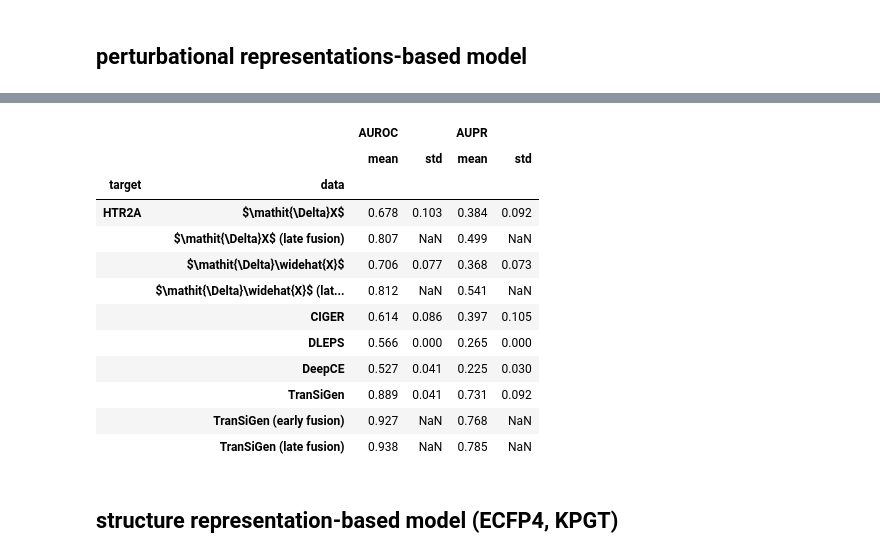
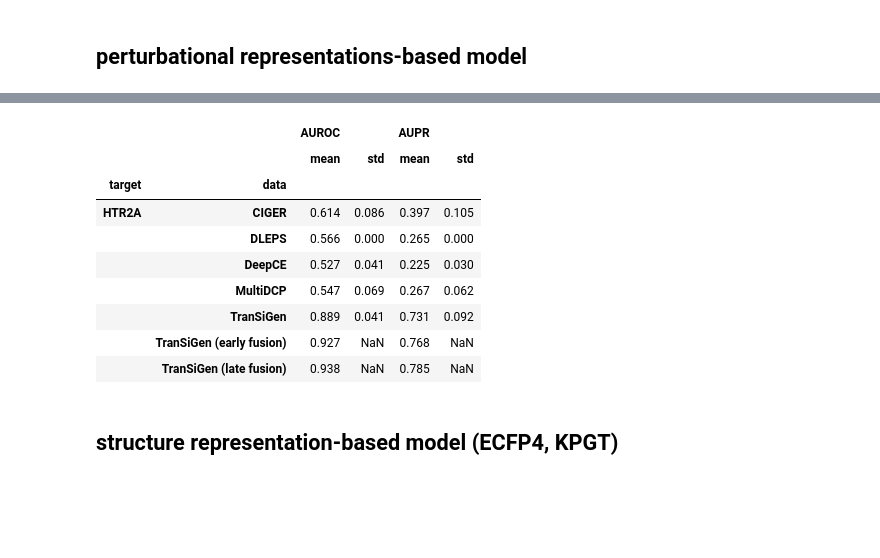
Before and after one commit to myzhengSIMM/TranSiGen, a Jupyter notebook: src/ligand_based_virtual_screening.ipynb, the cells around one changed output, grey strips where cells are left out. Cells and saved outputs as stored; diff of their text form; code cells hidden in the pictures; blank space fills up the shorter version.

```diff
--- a/src/ligand_based_virtual_screening.ipynb
+++ b/src/ligand_based_virtual_screening.ipynb
@@ -46,11 +31,0 @@ print(len(smi2emb.keys()))
-# %%
-pred_dir = '../results/baseline/trained_models_7_cell_smiles_split/895834/feature_KPGT_init_pretrain_shRNA/predict/'
-data_LINCS = load_from_HDF(pred_dir + 'test_external_prediction_profile.h5')
-smi_ls = []
-for idx in range(data_LINCS['cid'].shape[0]):
-    smi = idx2smi[data_LINCS['cp_id'][idx]]
-    smi_ls.append(smi)
-data_LINCS['canonical_smiles'] = np.array(smi_ls)
-
-for k in data_LINCS.keys():
-    print(k, data_LINCS[k].shape)
@@ -123,9 +31,0 @@ target_df
-# %%
-df_target_for_cid = pd.DataFrame(columns=['target'])
-for selected_cid in cell_ls:
-    LINCS_smiles_ls_for_cid = sorted(list(set(df_LINCS[df_LINCS['cid'] == selected_cid]['canonical_smiles'])))
-    target_df_for_cid = target_df[(target_df['canonical_smiles'].isin(LINCS_smiles_ls_for_cid))]
-    df_tmp = target_df_for_cid.value_counts('target').reset_index().head(20)
-    df_tmp.columns= ['target', selected_cid]
-    df_target_for_cid = pd.merge(df_target_for_cid, df_tmp, left_on=None, how='outer')
-df_target_for_cid
@@ -217,10 +33,7 @@ array([[-2.19572544,  1.5308708 ,  0.03873972, ...,  0.38758346,
 ## perturbational representations-based model
 # %%
 target = 'HTR2A'
-df_data = pd.read_csv('../results/4.Ligand_based_virtual_screening/{}/data.csv'.format(target))
-smiles_train, smiles_test = list(df_data[df_data['split']=='train']['canonical_smiles']), list(df_data[df_data['split']=='test']['canonical_smiles'])
-label_train, label_test = np.array(list(df_data[df_data['split']=='train']['label'])), np.array(list(df_data[df_data['split']=='test']['label']))
-smi_idx_train, smi_idx_test = [smi2idx[smi] for smi in smiles_train], [smi2idx[smi] for smi in smiles_test]
+cell_ls = ['A375', 'HA1E', 'HELA', 'HT29', 'MCF7', 'PC3', 'YAPC']
 
 df_grid_search_results = pd.read_csv('../results/4.Ligand_based_virtual_screening/{}/grid_search_param.csv'.format(target))
 
@@ -228,21 +41,30 @@ df_metrics = pd.DataFrame(columns=['AUROC', 'AUPR', 'data', 'target', 'cid', 'ra
 predict_result = defaultdict(list)
 # random_seed_ls = [random.randint(0, 1000000) for i in range(5)]
 random_seed_ls = [808431, 510395, 584403, 630680, 532783]
+for data_name in ['TranSiGen', 'CIGER', 'DeepCE', 'DLEPS', 'MultiDCP']:
 
-for idx in range(len(cell_ls)):
-    selected_cid = cell_ls[idx]
-    print(selected_cid)
-    index_train = [df_LINCS[(df_LINCS['canonical_smiles']==smi) & (df_LINCS['cid']== selected_cid)].index[0] for smi in smiles_train]
-    index_test = [df_LINCS[(df_LINCS['canonical_smiles']==smi) & (df_LINCS['cid']== selected_cid)].index[0] for smi in smiles_test]
-    print('TRAIN:', len(index_train), 'TEST:', len(index_test))
-    for data_name, data_sub in zip(['$\mathit{\Delta}X$', '$\mathit{\Delta}\widehat{X}$', 'TranSiGen', 'CIGER', 'DeepCE', 'DLEPS'],
-                           [DEG_array, DEG_rec_array, DEG_pred_array, CIGER_pred_array, DeepCE_pred_array, DLEPS_pred_array]):
+    data = load_from_HDF('../results/4.Ligand_based_virtual_screening/HTR2A/{}.h5'.format(data_name))
+    data_all = data['data']
+    data_label = data['label']
+    data_smi_idx = data['cp_id']
 
+    df_data = pd.DataFrame(data['split'], columns=['split'])
+    df_data['cid'] = data['cid']
+    df_data['data_name'] = data['data_name']
+
+    for idx in range(len(cell_ls)):
+        selected_cid = cell_ls[idx]
         best_params = df_grid_search_results[(df_grid_search_results['data']== data_name) & (df_grid_search_results['target']== target)
                                   & (df_grid_search_results['cid']== selected_cid)].reset_index(drop=True).to_dict(orient='index')[0]
         metrics_dict = defaultdict(list)
         run_idx = 0
-        data_train, data_test = data_sub[index_train], data_sub[index_test]
+
+        index_train = df_data[(df_data['data_name']==data_name) & (df_data['cid']== selected_cid) & (df_data['split']== 'train')].index.tolist()
+        index_test = df_data[(df_data['data_name']==data_name) & (df_data['cid']== selected_cid) & (df_data['split']== 'test')].index.tolist()
+        # print(data_name, 'TRAIN:', len(index_train), 'TEST:', len(index_test))
+        data_train, data_test = data_all[index_train], data_all[index_test]
+        label_train, label_test = data_label[index_train], data_label[index_test]
+        smi_idx_train, smi_idx_test = data_smi_idx[index_train], data_smi_idx[index_test]
 
         ## early fusion feature
         if data_name == 'TranSiGen':
@@ -284,7 +106,7 @@ for idx in range(len(cell_ls)):
         df_metrics = pd.concat([df_metrics, df_metrics_tmp])
 
 print('=========late fusion========')
-for data_name in ['$\mathit{\Delta}X$', '$\mathit{\Delta}\widehat{X}$', 'TranSiGen']:
+for data_name in ['TranSiGen']:
     metrics_dict = defaultdict(list)
     for idx in range(len(random_seed_ls)):
         ensemble_dict = defaultdict(list)
@@ -306,11 +128,13 @@ for data_name in ['$\mathit{\Delta}X$', '$\mathit{\Delta}\widehat{X}$', 'TranSiG
     df_metrics = pd.concat([df_metrics, df_metrics_tmp])
 
 print('=========early fusion========')
+print(data_train_concat.shape, data_test_concat.shape)
 data_name = 'TranSiGen (early fusion)'
 selected_cid = 'all'
 metrics_dict = defaultdict(list)
 best_params = df_grid_search_results[(df_grid_search_results['data']== data_name) & (df_grid_search_results['target']== target)
                           & (df_grid_search_results['cid']== selected_cid)].reset_index(drop=True).to_dict(orient='index')[0]
+
 for run_random_seed in random_seed_ls:
     clf = ensemble.RandomForestClassifier(max_depth=best_params['max_depth'],
                                           n_estimators=best_params['n_estimators'],
@@ -334,11 +158,8 @@ df_metrics_tmp.loc[:, 'target'] = target
 df_metrics = pd.concat([df_metrics, df_metrics_tmp])
 
 del data_train_concat, data_test_concat
-# with open('../results/4.Ligand_based_virtual_screening/{}/prediction.pickle'.format(target) , 'wb') as f:
-#     pickle.dump(predict_result, f)
-# df_metrics.to_csv('../results/4.Ligand_based_virtual_screening/{}/results.csv'.format(target), index=False)
 
-# df_metrics_kfold_mean = df_metrics.groupby(['data', 'target', 'cid']).mean().reset_index()
-# df_summary = df_metrics_kfold_mean.groupby(['target', 'data']).agg(func=['mean', 'std'])
-# round(df_summary,3)
+df_metrics_kfold_mean = df_metrics.groupby(['data', 'target', 'cid']).mean().reset_index()
+df_summary = df_metrics_kfold_mean.groupby(['target', 'data']).agg(func=['mean', 'std'])
+round(df_summary,3)
 # %% [output]
@@ -361,13 +169,10 @@ TRAIN: 197 TEST: 49
 |  |  | AUROC |  | AUPR |  |
 |  |  | mean | std | mean | std |
 | target | data |  |  |  |  |
-| HTR2A | $\mathit{\Delta}X$ | 0.678 | 0.103 | 0.384 | 0.092 |
-|  | $\mathit{\Delta}X$ (late fusion) | 0.807 | NaN | 0.499 | NaN |
-|  | $\mathit{\Delta}\widehat{X}$ | 0.706 | 0.077 | 0.368 | 0.073 |
-|  | $\mathit{\Delta}\widehat{X}$ (lat... | 0.812 | NaN | 0.541 | NaN |
-|  | CIGER | 0.614 | 0.086 | 0.397 | 0.105 |
+| HTR2A | CIGER | 0.614 | 0.086 | 0.397 | 0.105 |
 |  | DLEPS | 0.566 | 0.000 | 0.265 | 0.000 |
 |  | DeepCE | 0.527 | 0.041 | 0.225 | 0.030 |
+|  | MultiDCP | 0.547 | 0.069 | 0.267 | 0.062 |
 |  | TranSiGen | 0.889 | 0.041 | 0.731 | 0.092 |
 |  | TranSiGen (early fusion) | 0.927 | NaN | 0.768 | NaN |
 |  | TranSiGen (late fusion) | 0.938 | NaN | 0.785 | NaN |
```
Also changed, not shown: parts of 18 cells of this notebook.
